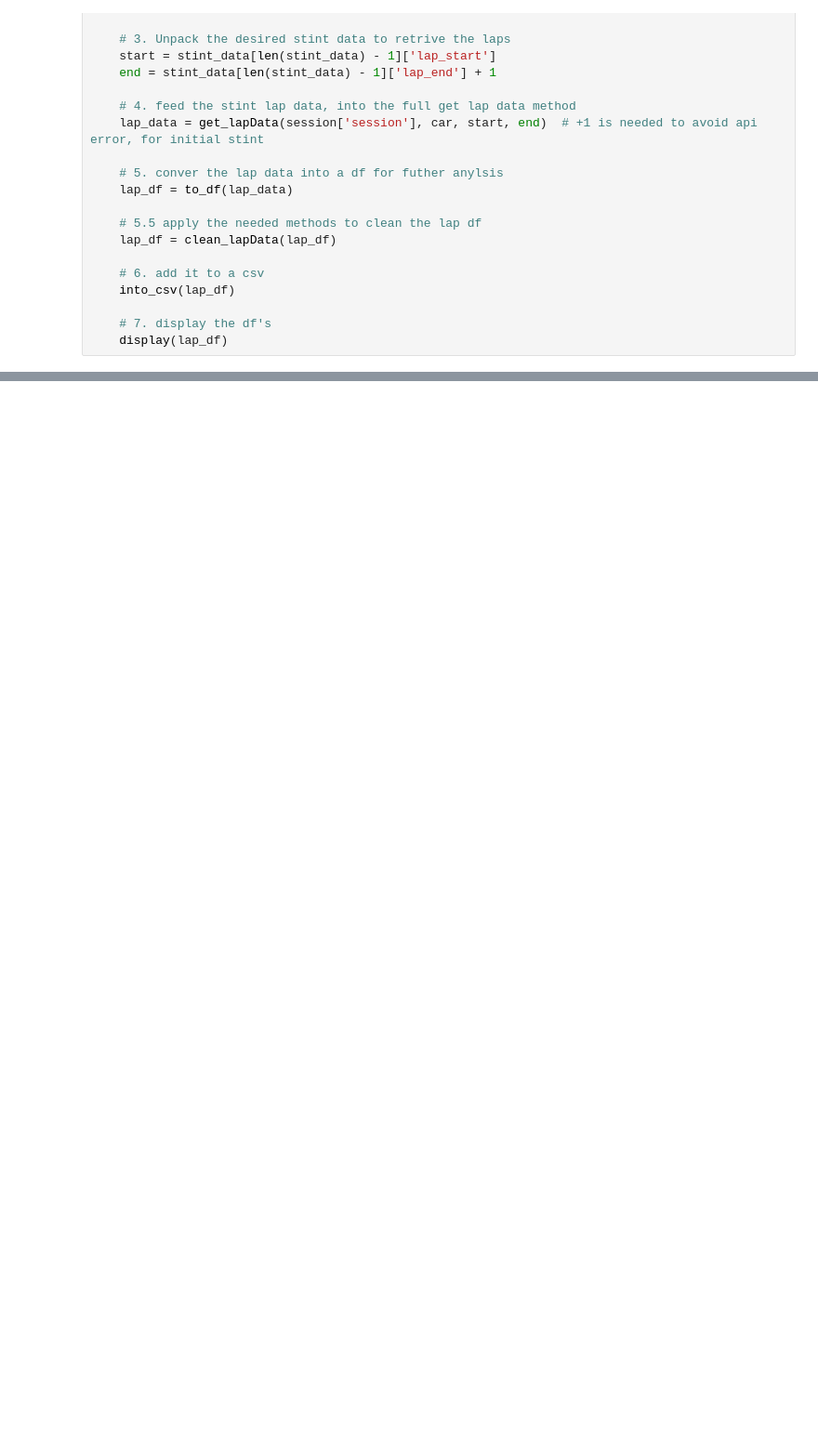
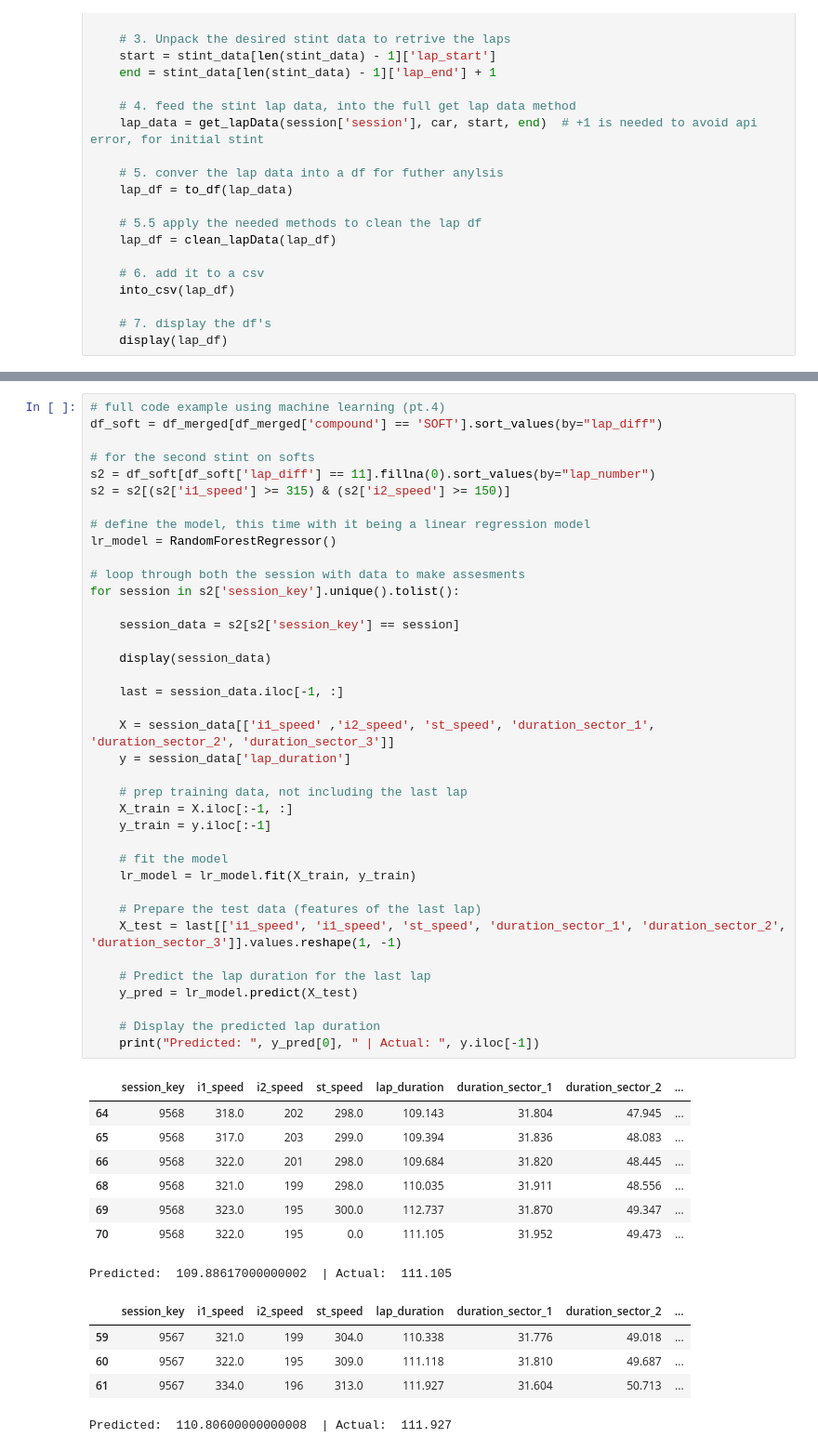
Before and after one commit to nigel-wright/Formula1, a Jupyter notebook: SPA.ipynb, the cells around one changed output, grey strips where cells are left out. Shown: that part at 93% size. Drawn from its saved outputs; the diff is of its cells as text; blank space fills up the shorter version.

```diff
--- a/SPA.ipynb
+++ b/SPA.ipynb
@@ -279,0 +308,52 @@ ValueError: The truth value of a DataFrame is ambiguous. Use a.empty, a.bool(),
+# %%
+# full code example using machine learning (pt.4)
+df_soft = df_merged[df_merged['compound'] == 'SOFT'].sort_values(by="lap_diff")
+
+# for the second stint on softs
+s2 = df_soft[df_soft['lap_diff'] == 11].fillna(0).sort_values(by="lap_number")
+s2 = s2[(s2['i1_speed'] >= 315) & (s2['i2_speed'] >= 150)]
+
+# define the model, this time with it being a linear regression model
+lr_model = RandomForestRegressor()
+
+# loop through both the session with data to make assesments
+for session in s2['session_key'].unique().tolist():
+
+    session_data = s2[s2['session_key'] == session]
+
+    display(session_data)
+
+    last = session_data.iloc[-1, :]
+
+    X = session_data[['i1_speed' ,'i2_speed', 'st_speed', 'duration_sector_1', 'duration_sector_2', 'duration_sector_3']]
+    y = session_data['lap_duration']
+
+    # prep training data, not including the last lap
+    X_train = X.iloc[:-1, :]
+    y_train = y.iloc[:-1]
+
+    # fit the model
+    lr_model = lr_model.fit(X_train, y_train)
+
+    # Prepare the test data (features of the last lap)
+    X_test = last[['i1_speed', 'i1_speed', 'st_speed', 'duration_sector_1', 'duration_sector_2', 'duration_sector_3']].values.reshape(1, -1)
+
+    # Predict the lap duration for the last lap
+    y_pred = lr_model.predict(X_test)
+
+    # Display the predicted lap duration
+    print("Predicted: ", y_pred[0], " | Actual: ", y.iloc[-1])
+# %% [output]
+|  | session_key | i1_speed | i2_speed | st_speed | lap_duration | duration_sector_1 | duration_sector_2 | ... |
+| 64 | 9568 | 318.0 | 202 | 298.0 | 109.143 | 31.804 | 47.945 | ... |
+| 65 | 9568 | 317.0 | 203 | 299.0 | 109.394 | 31.836 | 48.083 | ... |
+| 66 | 9568 | 322.0 | 201 | 298.0 | 109.684 | 31.820 | 48.445 | ... |
+| 68 | 9568 | 321.0 | 199 | 298.0 | 110.035 | 31.911 | 48.556 | ... |
+| 69 | 9568 | 323.0 | 195 | 300.0 | 112.737 | 31.870 | 49.347 | ... |
+| 70 | 9568 | 322.0 | 195 | 0.0 | 111.105 | 31.952 | 49.473 | ... |
+Predicted:  109.88617000000002  | Actual:  111.105
+|  | session_key | i1_speed | i2_speed | st_speed | lap_duration | duration_sector_1 | duration_sector_2 | ... |
+| 59 | 9567 | 321.0 | 199 | 304.0 | 110.338 | 31.776 | 49.018 | ... |
+| 60 | 9567 | 322.0 | 195 | 309.0 | 111.118 | 31.810 | 49.687 | ... |
+| 61 | 9567 | 334.0 | 196 | 313.0 | 111.927 | 31.604 | 50.713 | ... |
+Predicted:  110.80600000000008  | Actual:  111.927
```
Also changed, not shown: parts of 11 cells of this notebook, 1 other file.
